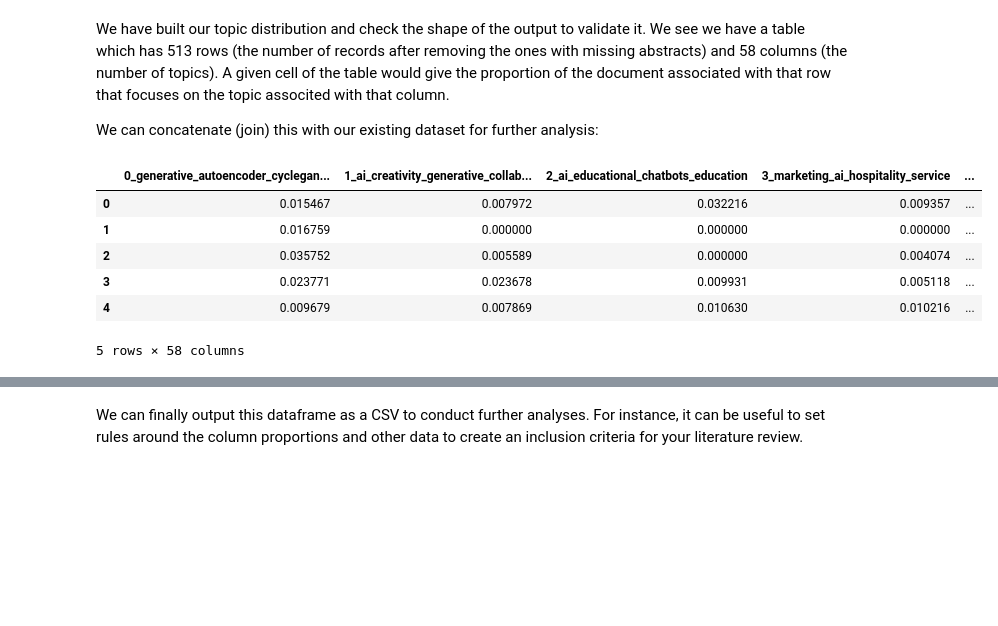
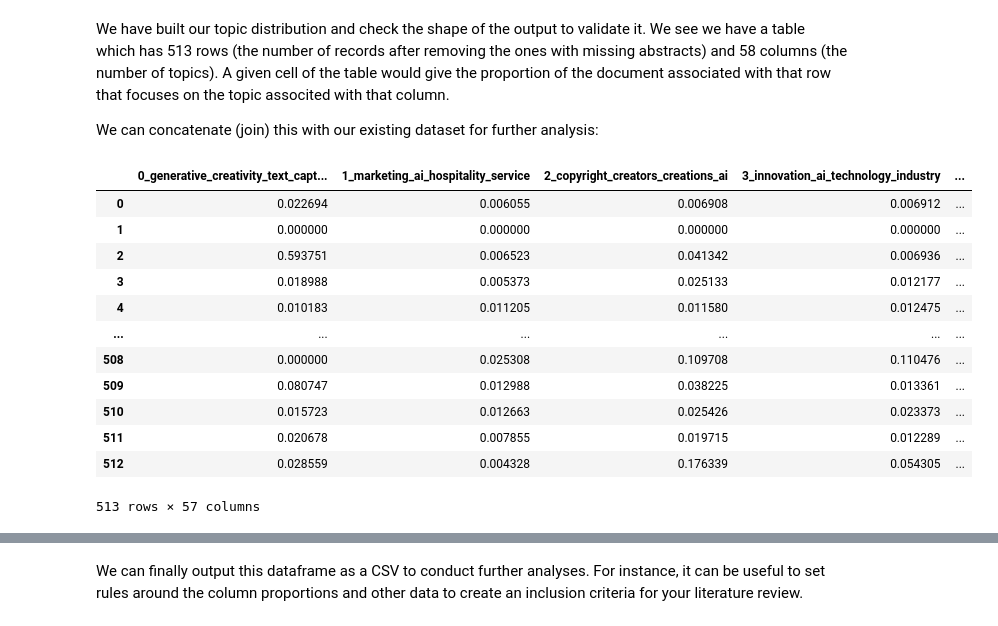
Before and after one commit to MJMortensonWarwick/CLR_workshop, a Jupyter notebook: CLR_with_BERTopic.ipynb, the cells around one changed output, grey strips where cells are left out. Saved outputs shown, nothing was run; the diff lists cells and outputs as text; code cells hidden in the pictures; blank space fills up the shorter version.

```diff
--- a/CLR_with_BERTopic.ipynb
+++ b/CLR_with_BERTopic.ipynb
@@ -384,17 +472,23 @@ We can concatenate (join) this with our existing dataset for further analysis:
 # %%
 # extract the labels for each topic
 col_names = [*topic_model.topic_labels_.values()]
 
 # build a dataframe of topic proportions (row as records, columns as topics)
 topics_df = pd.DataFrame(topic_distr, columns=col_names[1:])
-topics_df.head()
+topics_df
 # %% [output]
-|  | 0_generative_autoencoder_cyclegan... | 1_ai_creativity_generative_collab... | 2_ai_educational_chatbots_education | 3_marketing_ai_hospitality_service | ... |
-| 0 | 0.015467 | 0.007972 | 0.032216 | 0.009357 | ... |
-| 1 | 0.016759 | 0.000000 | 0.000000 | 0.000000 | ... |
-| 2 | 0.035752 | 0.005589 | 0.000000 | 0.004074 | ... |
-| 3 | 0.023771 | 0.023678 | 0.009931 | 0.005118 | ... |
-| 4 | 0.009679 | 0.007869 | 0.010630 | 0.010216 | ... |
+|  | 0_generative_creativity_text_capt... | 1_marketing_ai_hospitality_service | 2_copyright_creators_creations_ai | 3_innovation_ai_technology_industry | ... |
+| 0 | 0.022694 | 0.006055 | 0.006908 | 0.006912 | ... |
+| 1 | 0.000000 | 0.000000 | 0.000000 | 0.000000 | ... |
+| 2 | 0.593751 | 0.006523 | 0.041342 | 0.006936 | ... |
+| 3 | 0.018988 | 0.005373 | 0.025133 | 0.012177 | ... |
+| 4 | 0.010183 | 0.011205 | 0.011580 | 0.012475 | ... |
+| ... | ... | ... | ... | ... | ... |
+| 508 | 0.000000 | 0.025308 | 0.109708 | 0.110476 | ... |
+| 509 | 0.080747 | 0.012988 | 0.038225 | 0.013361 | ... |
+| 510 | 0.015723 | 0.012663 | 0.025426 | 0.023373 | ... |
+| 511 | 0.020678 | 0.007855 | 0.019715 | 0.012289 | ... |
+| 512 | 0.028559 | 0.004328 | 0.176339 | 0.054305 | ... |
-5 rows × 58 columns
+513 rows × 57 columns
 # %%
 # concatentate the topic proportions with the original dataframe
```
Also changed, not shown: parts of 17 cells of this notebook.
